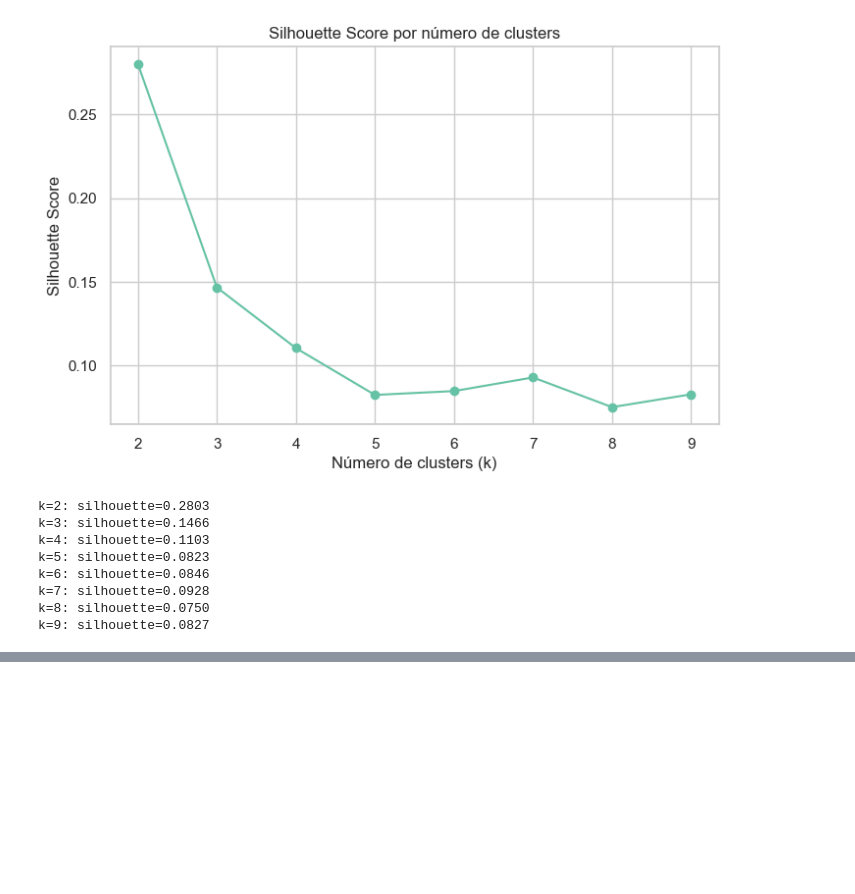
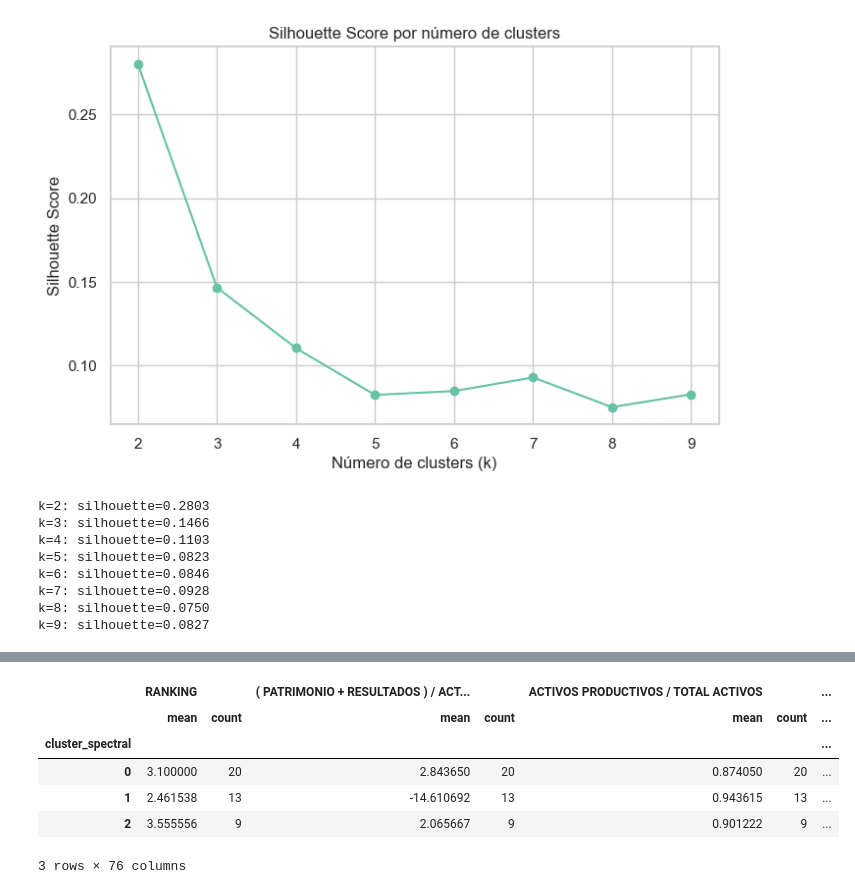
Before and after one commit to tonyfajardo1/ml-cooperativas-segmento1, a Jupyter notebook: notebooks/01_eda_y_clustering_extended.ipynb, the cells around one changed output, grey strips where cells are left out. Cells and saved outputs as stored; diff of their text form; code cells hidden in the pictures; blank space fills up the shorter version.

```diff
--- a/notebooks/01_eda_y_clustering_extended.ipynb
+++ b/notebooks/01_eda_y_clustering_extended.ipynb
@@ -810,0 +787,11 @@ summary_kmeans
+# %%
+summary_spectral_with_count = df_clean.groupby("cluster_spectral").agg(["mean", "count"])
+summary_spectral_with_count
+# %% [output]
+|  | RANKING |  | ( PATRIMONIO + RESULTADOS ) / ACT... |  | ACTIVOS PRODUCTIVOS / TOTAL ACTIVOS |  | ... |
+|  | mean | count | mean | count | mean | count | ... |
+| cluster_spectral |  |  |  |  |  |  | ... |
+| 0 | 3.100000 | 20 | 2.843650 | 20 | 0.874050 | 20 | ... |
+| 1 | 2.461538 | 13 | -14.610692 | 13 | 0.943615 | 13 | ... |
+| 2 | 3.555556 | 9 | 2.065667 | 9 | 0.901222 | 9 | ... |
+3 rows × 76 columns
```
Also changed, not shown: parts of 62 cells of this notebook, 33 other files.
